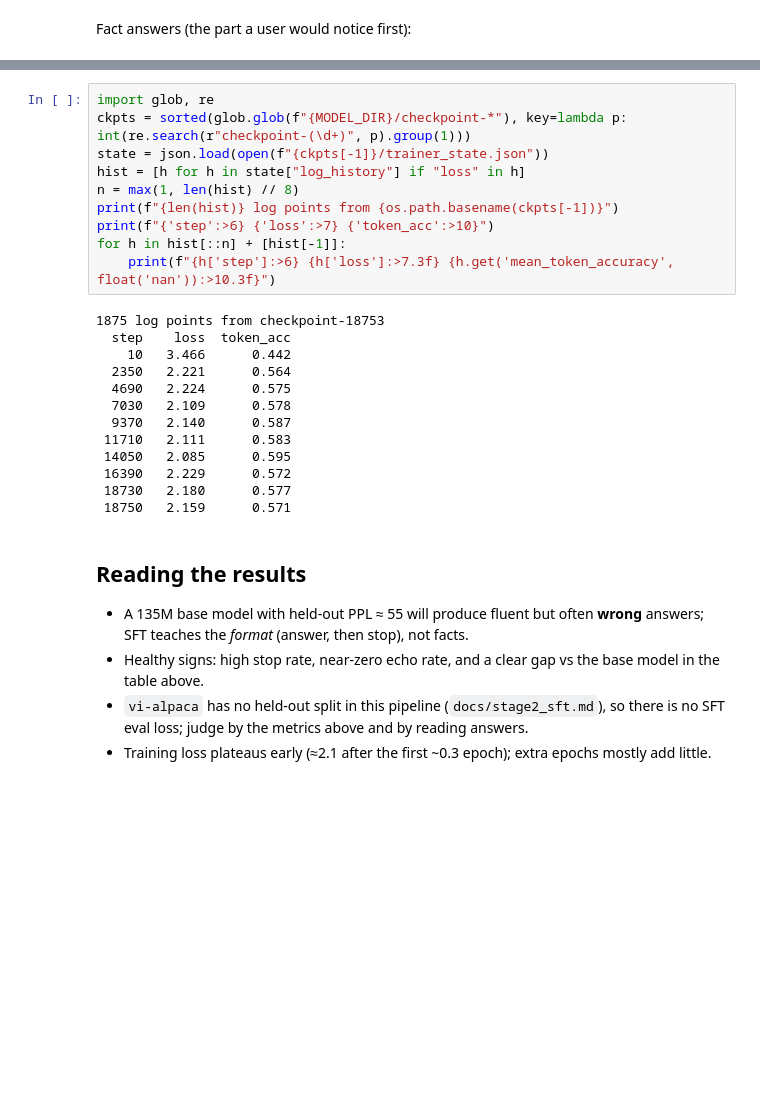
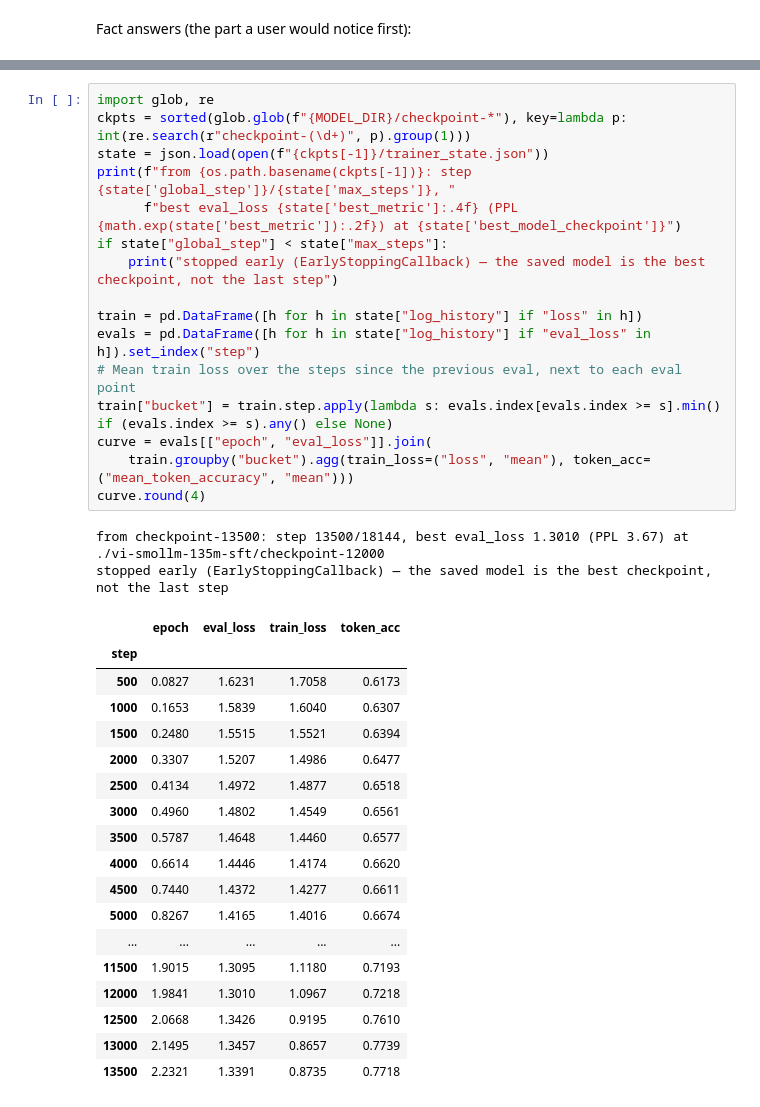
Before and after one commit to ThuanNaN/ViRL-SmolLM2-135M, a Jupyter notebook: notebooks/test_sft.ipynb, the cells around one changed output, grey strips where cells are left out. Saved outputs shown, nothing was run; the diff lists cells and outputs as text; blank space fills up the shorter version.

```diff
--- a/notebooks/test_sft.ipynb
+++ b/notebooks/test_sft.ipynb
@@ -398,30 +419,37 @@ Q: Việt Nam thủ đô là thành phố nào?
-# %%
-import glob, re
-ckpts = sorted(glob.glob(f"{MODEL_DIR}/checkpoint-*"), key=lambda p: int(re.search(r"checkpoint-(\d+)", p).group(1)))
-state = json.load(open(f"{ckpts[-1]}/trainer_state.json"))
-hist = [h for h in state["log_history"] if "loss" in h]
-n = max(1, len(hist) // 8)
-print(f"{len(hist)} log points from {os.path.basename(ckpts[-1])}")
-print(f"{'step':>6} {'loss':>7} {'token_acc':>10}")
-for h in hist[::n] + [hist[-1]]:
-    print(f"{h['step']:>6} {h['loss']:>7.3f} {h.get('mean_token_accuracy', float('nan')):>10.3f}")
-# %% [output]
-1875 log points from checkpoint-18753
-  step    loss  token_acc
-    10   3.466      0.442
-  2350   2.221      0.564
-  4690   2.224      0.575
-  7030   2.109      0.578
-  9370   2.140      0.587
- 11710   2.111      0.583
- 14050   2.085      0.595
- 16390   2.229      0.572
- 18730   2.180      0.577
- 18750   2.159      0.571
-# %% [markdown]
-## Reading the results
-
-- A 135M base model with held-out PPL ≈ 55 will produce fluent but often **wrong** answers; SFT teaches the *format* (answer, then stop), not facts.
-- Healthy signs: high stop rate, near-zero echo rate, and a clear gap vs the base model in the table above.
-- `vi-alpaca` has no held-out split in this pipeline (`docs/stage2_sft.md`), so there is no SFT eval loss; judge by the metrics above and by reading answers.
-- Training loss plateaus early (≈2.1 after the first ~0.3 epoch); extra epochs mostly add little.
+# %%
+import glob, re
+ckpts = sorted(glob.glob(f"{MODEL_DIR}/checkpoint-*"), key=lambda p: int(re.search(r"checkpoint-(\d+)", p).group(1)))
+state = json.load(open(f"{ckpts[-1]}/trainer_state.json"))
+print(f"from {os.path.basename(ckpts[-1])}: step {state['global_step']}/{state['max_steps']}, "
+      f"best eval_loss {state['best_metric']:.4f} (PPL {math.exp(state['best_metric']):.2f}) at {state['best_model_checkpoint']}")
+if state["global_step"] < state["max_steps"]:
+    print("stopped early (EarlyStoppingCallback) — the saved model is the best checkpoint, not the last step")
+
+train = pd.DataFrame([h for h in state["log_history"] if "loss" in h])
+evals = pd.DataFrame([h for h in state["log_history"] if "eval_loss" in h]).set_index("step")
+# Mean train loss over the steps since the previous eval, next to each eval point
+train["bucket"] = train.step.apply(lambda s: evals.index[evals.index >= s].min() if (evals.index >= s).any() else None)
+curve = evals[["epoch", "eval_loss"]].join(
+    train.groupby("bucket").agg(train_loss=("loss", "mean"), token_acc=("mean_token_accuracy", "mean")))
+curve.round(4)
+# %% [output]
+from checkpoint-13500: step 13500/18144, best eval_loss 1.3010 (PPL 3.67) at ./vi-smollm-135m-sft/checkpoint-12000
+stopped early (EarlyStoppingCallback) — the saved model is the best checkpoint, not the last step
+|  | epoch | eval_loss | train_loss | token_acc |
+| step |  |  |  |  |
+| 500 | 0.0827 | 1.6231 | 1.7058 | 0.6173 |
+| 1000 | 0.1653 | 1.5839 | 1.6040 | 0.6307 |
+| 1500 | 0.2480 | 1.5515 | 1.5521 | 0.6394 |
+| 2000 | 0.3307 | 1.5207 | 1.4986 | 0.6477 |
+| 2500 | 0.4134 | 1.4972 | 1.4877 | 0.6518 |
+| 3000 | 0.4960 | 1.4802 | 1.4549 | 0.6561 |
+| 3500 | 0.5787 | 1.4648 | 1.4460 | 0.6577 |
+| 4000 | 0.6614 | 1.4446 | 1.4174 | 0.6620 |
+| 4500 | 0.7440 | 1.4372 | 1.4277 | 0.6611 |
+| 5000 | 0.8267 | 1.4165 | 1.4016 | 0.6674 |
+| ... | ... | ... | ... | ... |
+| 11500 | 1.9015 | 1.3095 | 1.1180 | 0.7193 |
+| 12000 | 1.9841 | 1.3010 | 1.0967 | 0.7218 |
+| 12500 | 2.0668 | 1.3426 | 0.9195 | 0.7610 |
+| 13000 | 2.1495 | 1.3457 | 0.8657 | 0.7739 |
+| 13500 | 2.2321 | 1.3391 | 0.8735 | 0.7718 |
```
Also changed, not shown: parts of 18 cells of this notebook.
